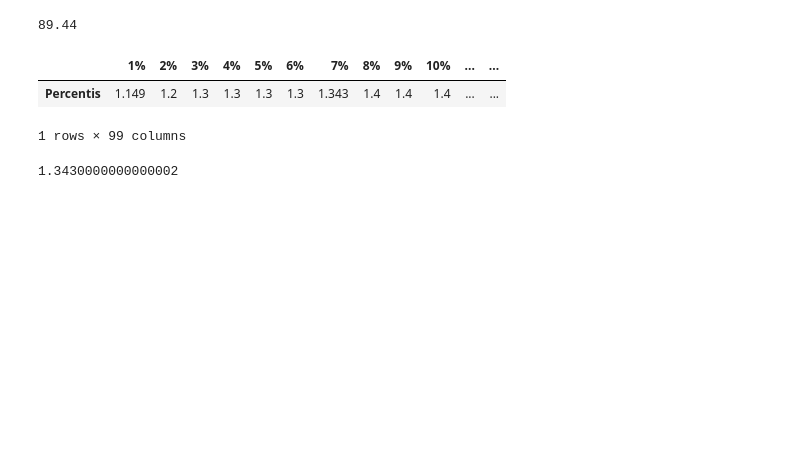
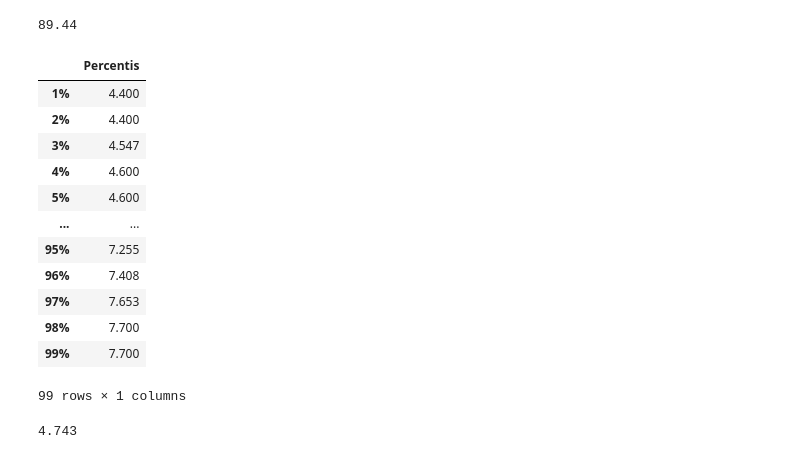
Before and after one commit to italoseara/CET083, a Jupyter notebook: pos.ipynb, the cells around one changed output. Cells and saved outputs as stored; diff of their text form; code cells hidden in the pictures; blank space fills up the shorter version.

```diff
--- a/pos.ipynb
+++ b/pos.ipynb
@@ -33,21 +33,21 @@ def quartiles(arr: np.array) -> pd.DataFrame:
         np.quantile(arr, [0.25, 0.5, 0.75]),
         columns=['Quartis'],
         index=['25%', '50%', '75%']
-    ).T
+    )
 
 def deciles(arr: np.array) -> pd.DataFrame:
     return pd.DataFrame(
         np.quantile(arr, np.arange(0.1, 1, 0.1)),
         columns=['Decis'],
         index=[f'{i}%' for i in range(10, 100, 10)]
-    ).T
+    )
 
 def percentiles(arr: np.array) -> pd.DataFrame:
     return pd.DataFrame(
         np.quantile(arr, np.arange(0.01, 1, 0.01)),
         columns=['Percentis'],
         index=[f'{i}%' for i in range(1, 100)]
-    ).T
+    )
 # %% [markdown]
 # Quartis
 
@@ -212,16 +296,26 @@ np.quantile(k, 0.92)
 89.44
 # %%
 # A partir de um DataFrame
-dt = pd.read_csv('iris.csv')
+df = pd.read_csv('iris.csv')
 
 # Todos os percentis
-percentiles(dt['petal.length'])
+percentiles(df['sepal.length'])
 # %% [output]
-|  | 1% | 2% | 3% | 4% | 5% | 6% | 7% | 8% | 9% | 10% | ... | ... |
-| Percentis | 1.149 | 1.2 | 1.3 | 1.3 | 1.3 | 1.3 | 1.343 | 1.4 | 1.4 | 1.4 | ... | ... |
+|  | Percentis |
+| 1% | 4.400 |
+| 2% | 4.400 |
+| 3% | 4.547 |
+| 4% | 4.600 |
+| 5% | 4.600 |
+| ... | ... |
+| 95% | 7.255 |
+| 96% | 7.408 |
+| 97% | 7.653 |
+| 98% | 7.700 |
+| 99% | 7.700 |
-1 rows × 99 columns
+99 rows × 1 columns
 # %%
 # Percentis específicos
-np.quantile(dt['petal.length'], 0.07)
+np.quantile(df['sepal.length'], 0.07)
 # %% [output]
-1.3430000000000002
+4.743
```
Also changed, not shown: parts of 26 cells of this notebook, 2 other files.
